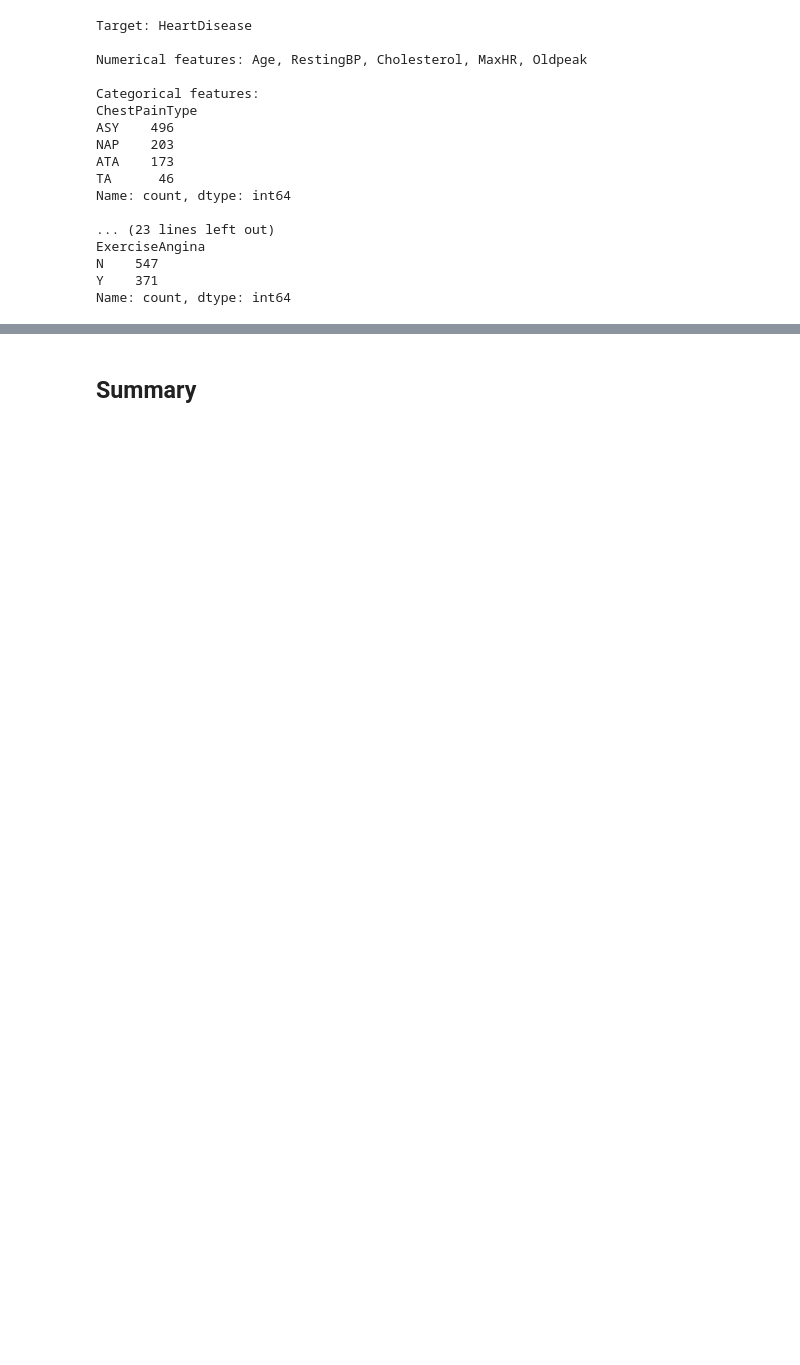
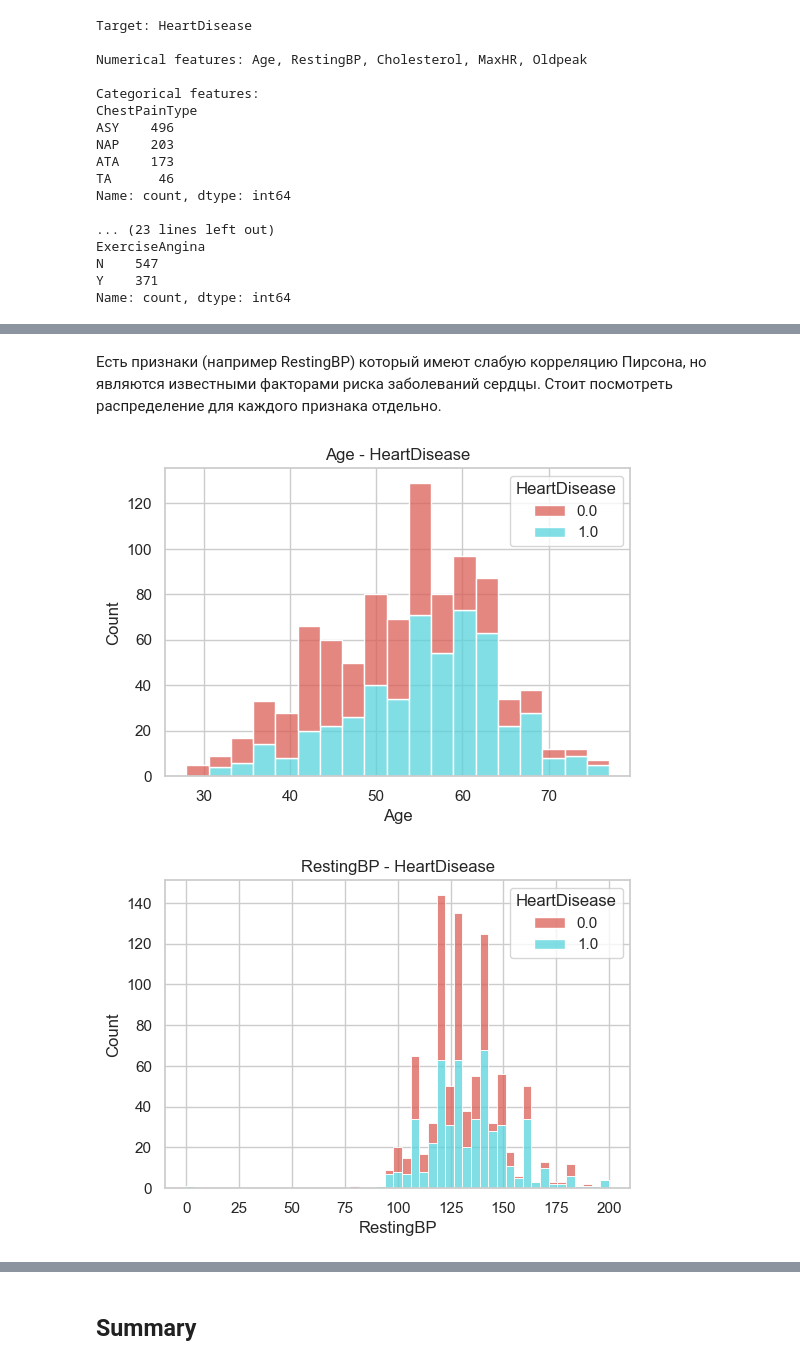
Before and after one commit to Stork656/Heart-diseases_main_project, a Jupyter notebook: notebooks/eda.ipynb, the cells around one changed output, grey strips where cells are left out. Drawn from its saved outputs; the diff is of its cells as text; code cells hidden in the pictures; blank space fills up the shorter version.

```diff
--- a/notebooks/eda.ipynb
+++ b/notebooks/eda.ipynb
@@ -166,0 +269,11 @@ Name: count, dtype: int64
+# %% [markdown]
+Есть признаки (например RestingBP) который имеют слабую корреляцию Пирсона, но являются известными факторами риска заболеваний сердцы. Стоит посмотреть распределение для каждого признака отдельно.
+# %%
+for col in lst_num:
+    plt.figure(figsize=(6,4))
+    sns.histplot(df, x=col, hue='HeartDisease', multiple='stack', palette='hls')
+    plt.title(f'{col} - HeartDisease')
+    plt.show()
+# %% [output]
+[figure, added]
+[figure, added]
```
Also changed, not shown: parts of 47 cells of this notebook, 2 other files.
